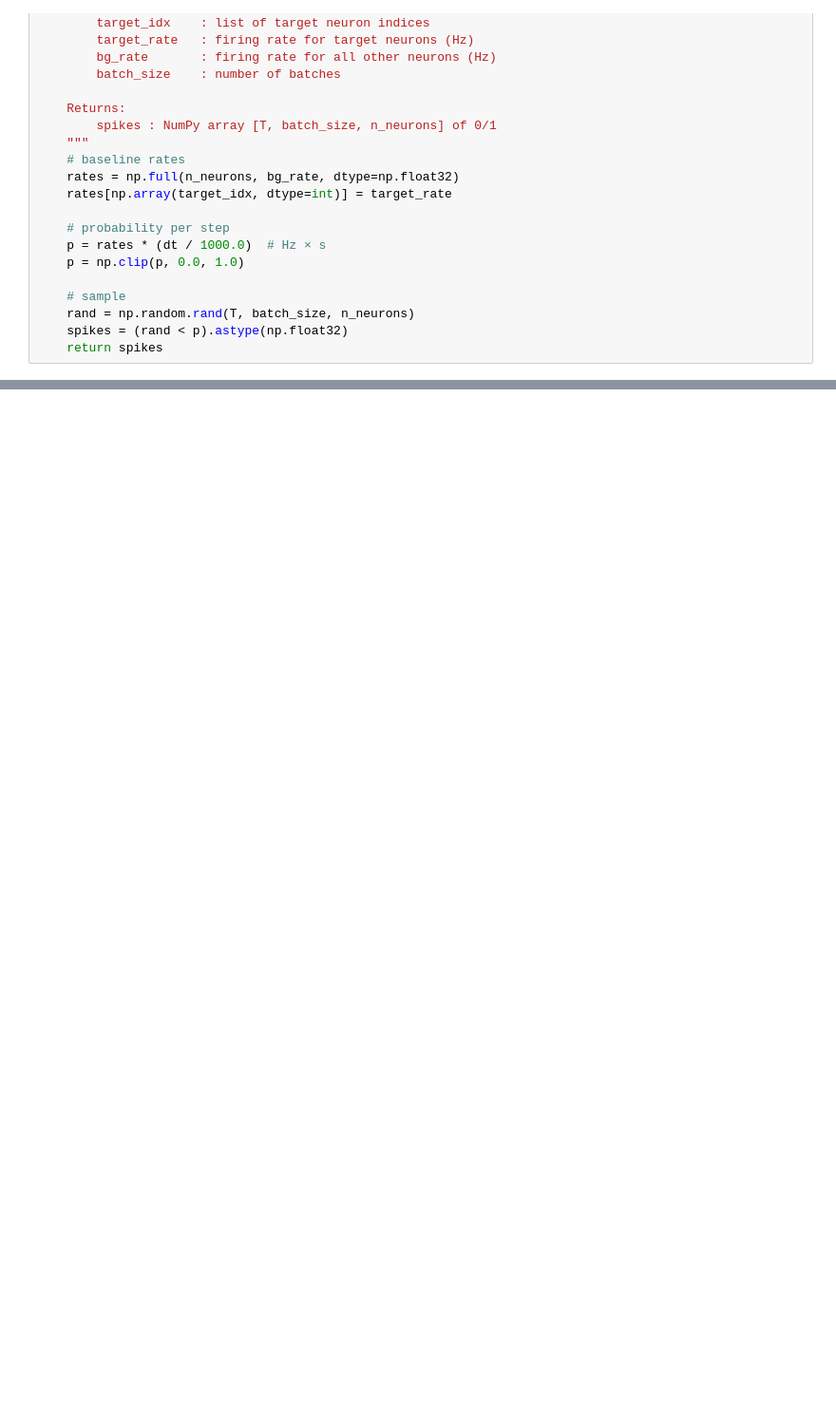
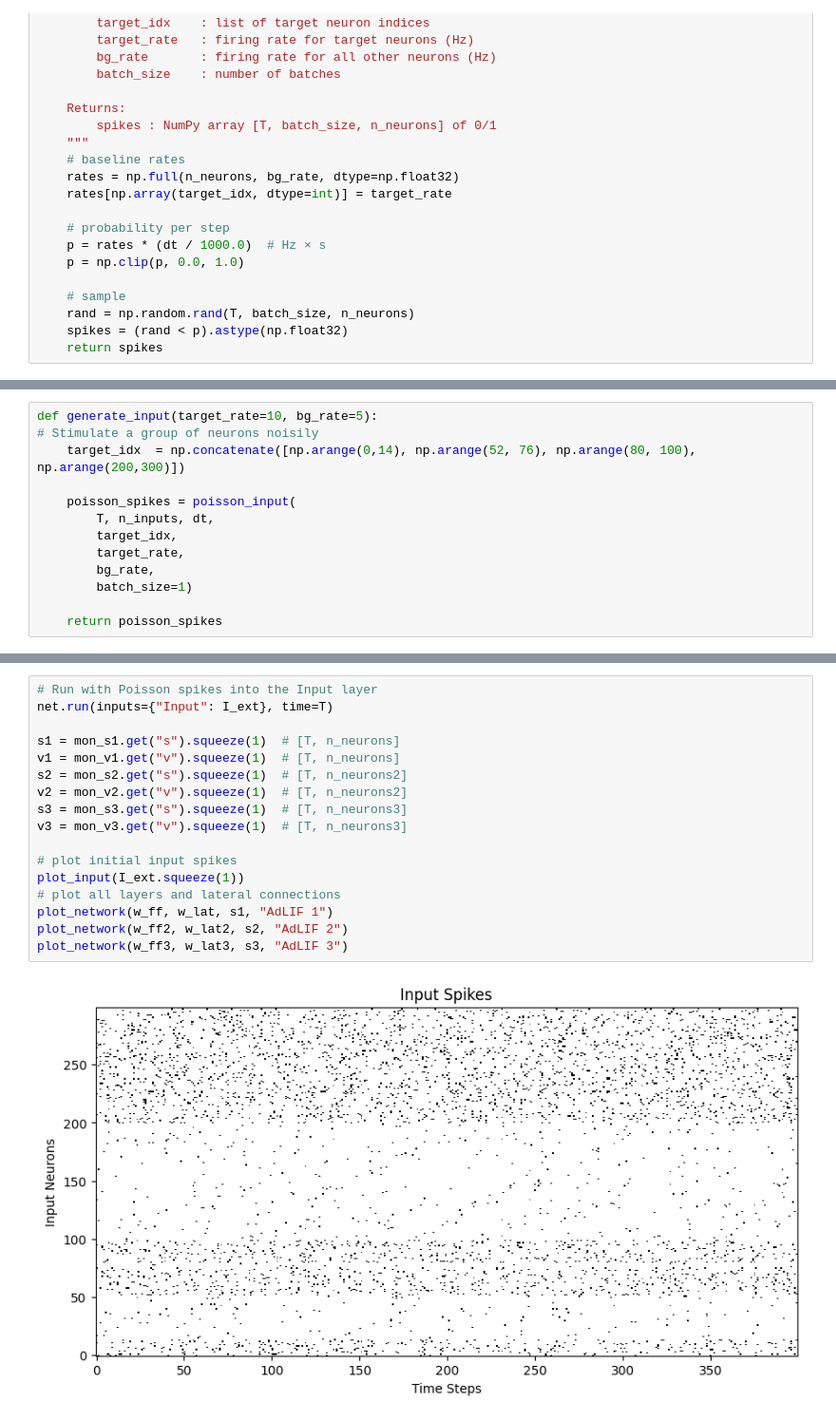
Before and after one commit to H-27/spiking-network-info-transmission, a Jupyter notebook: src/testnetwork.ipynb, the cells around one changed output, grey strips where cells are left out. Shown at 95% size. Saved outputs shown, nothing was run; the diff lists cells and outputs as text; blank space fills up the shorter version.

```diff
--- a/src/testnetwork.ipynb
+++ b/src/testnetwork.ipynb
@@ -193,2 +217,15 @@ def connect_clustered(n_neurons, n_clusters = None, cluster_size= None,p_in=0.8,
+# %%
+def generate_input(target_rate=10, bg_rate=5):
+# Stimulate a group of neurons noisily
+    target_idx  = np.concatenate([np.arange(0,14), np.arange(52, 76), np.arange(80, 100), np.arange(200,300)])
+
+    poisson_spikes = poisson_input(
+        T, n_inputs, dt,
+        target_idx,
+        target_rate,
+        bg_rate,
+        batch_size=1)
+
+    return poisson_spikes
 # %%
 # Params
@@ -306,0 +309,19 @@ plot_network_activity(s2.T.numpy(), w_ff3, v3.T, s3.T, title="Layer 3 Activity",
+# %%
+# Run with Poisson spikes into the Input layer
+net.run(inputs={"Input": I_ext}, time=T)
+
+s1 = mon_s1.get("s").squeeze(1)  # [T, n_neurons]
+v1 = mon_v1.get("v").squeeze(1)  # [T, n_neurons]
+s2 = mon_s2.get("s").squeeze(1)  # [T, n_neurons2]
+v2 = mon_v2.get("v").squeeze(1)  # [T, n_neurons2]
+s3 = mon_s3.get("s").squeeze(1)  # [T, n_neurons3]
+v3 = mon_v3.get("v").squeeze(1)  # [T, n_neurons3]
+
+# plot initial input spikes
+plot_input(I_ext.squeeze(1))
+# plot all layers and lateral connections
+plot_network(w_ff, w_lat, s1, "AdLIF 1")
+plot_network(w_ff2, w_lat2, s2, "AdLIF 2")
+plot_network(w_ff3, w_lat3, s3, "AdLIF 3")
+# %% [output]
+[figure, added]
```
Also changed, not shown: parts of 5 cells of this notebook.
